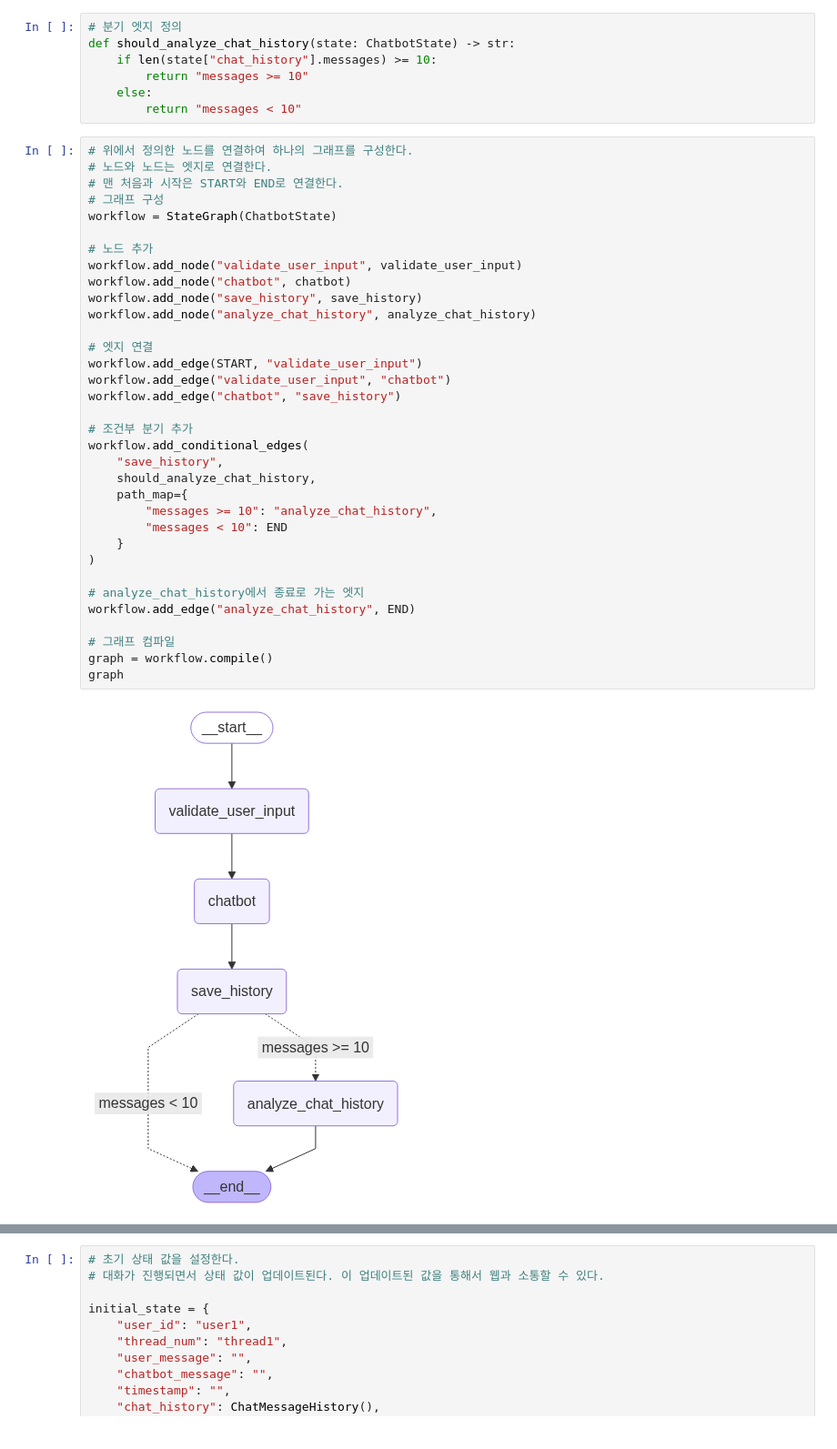
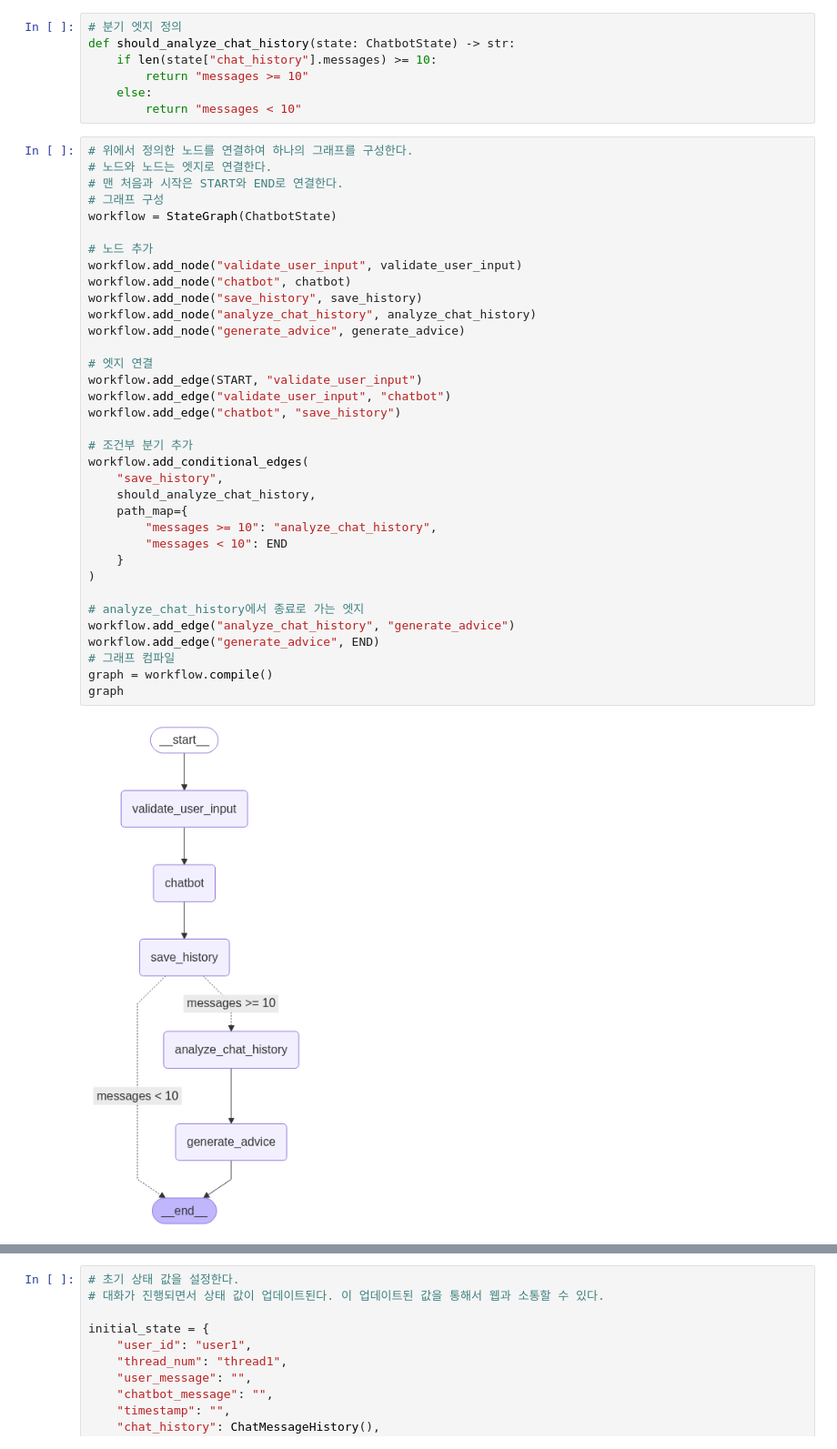
Before and after one commit to YIM-GAYUN/Perfect_Quote, a Jupyter notebook: graph.ipynb, the cells around one changed output, grey strips where cells are left out. Shown at 91% size. Cells and saved outputs as stored; diff of their text form.

```diff
--- a/graph.ipynb
+++ b/graph.ipynb
@@ -208,36 +220,37 @@ def should_analyze_chat_history(state: ChatbotState) -> str:
 # 맨 처음과 시작은 START와 END로 연결한다.
 # 그래프 구성
 workflow = StateGraph(ChatbotState)
 
 # 노드 추가
 workflow.add_node("validate_user_input", validate_user_input)
 workflow.add_node("chatbot", chatbot)
 workflow.add_node("save_history", save_history)
 workflow.add_node("analyze_chat_history", analyze_chat_history)
+workflow.add_node("generate_advice", generate_advice)
 
 # 엣지 연결
 workflow.add_edge(START, "validate_user_input")
 workflow.add_edge("validate_user_input", "chatbot")
 workflow.add_edge("chatbot", "save_history")
 
 # 조건부 분기 추가
 workflow.add_conditional_edges(
     "save_history",
     should_analyze_chat_history,
     path_map={
         "messages >= 10": "analyze_chat_history",
         "messages < 10": END
     }
 )
 
 # analyze_chat_history에서 종료로 가는 엣지
-workflow.add_edge("analyze_chat_history", END)
-
+workflow.add_edge("analyze_chat_history", "generate_advice")
+workflow.add_edge("generate_advice", END)
 # 그래프 컴파일
 graph = workflow.compile()
 graph
 # %% [output]
-[figure, old version]
+[figure, new version]
 # %%
 # 챗봇 그래프를 실행하는 함수이다.
 def run_chatbot_once(graph, state, user_input):
```
Also changed, not shown: parts of 5 cells of this notebook, 2 other files.
